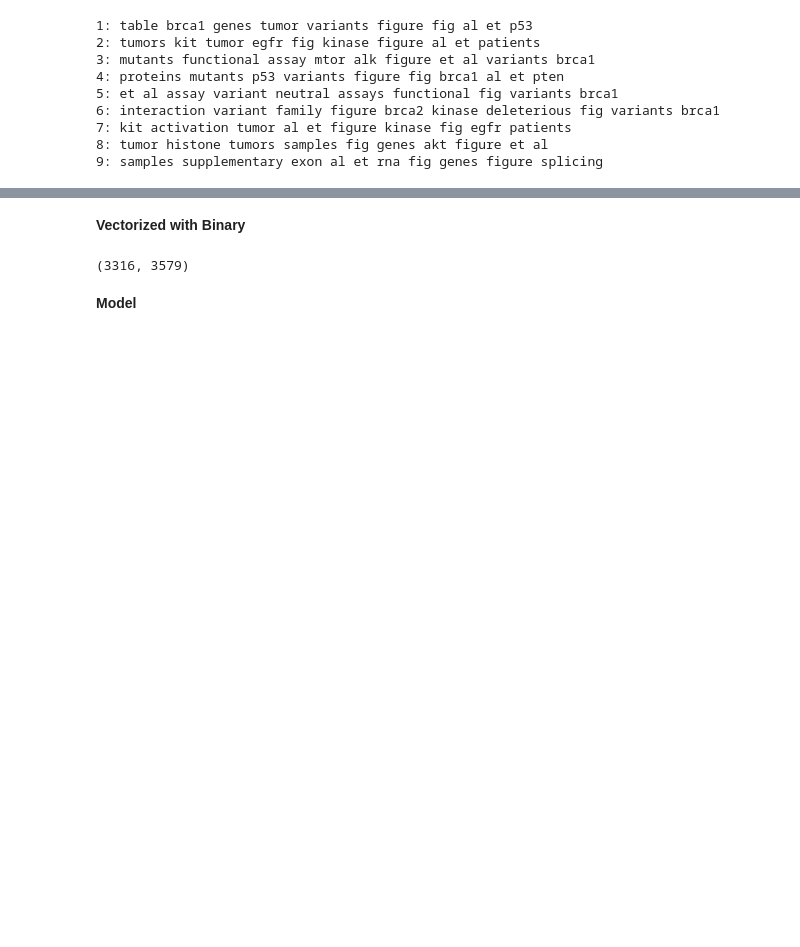
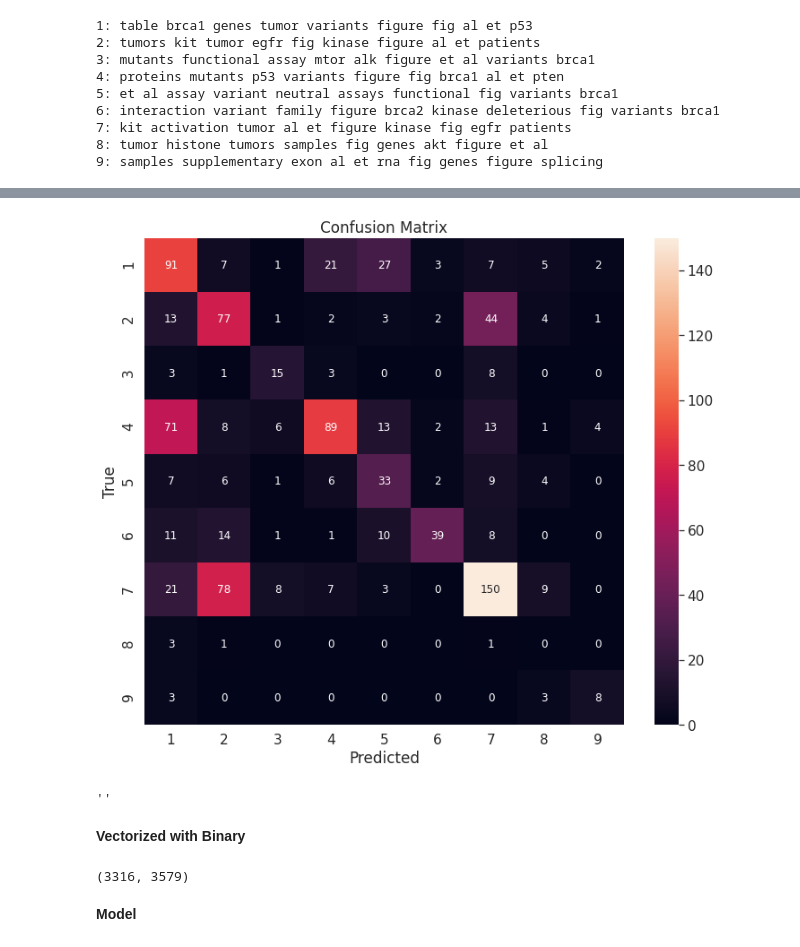
Before and after one commit to Shredder42/mutations, a Jupyter notebook: explore.ipynb, the cells around one changed output, grey strips where cells are left out. Cells and saved outputs as stored; diff of their text form; code cells hidden in the pictures; blank space fills up the shorter version.

Commit message:
confusion matrix

```diff
--- a/explore.ipynb
+++ b/explore.ipynb
@@ -373,0 +333,3 @@ class_labels = [1,2,3,4,5,6,7,8,9]
+# %%
+class_labels = model.classes_
+class_labels
@@ -429,0 +369,3 @@ array([1, 2, 3, 4, 5, 6, 7, 8, 9])
+# %%
+cm = confusion_matrix(y_true=y_test, y_pred=y_pred)
+cm
@@ -430,3 +382,17 @@ array([1, 2, 3, 4, 5, 6, 7, 8, 9])
+# %%
+df_cm = pd.DataFrame(cm, range(9), range(9))
+plt.figure(figsize = (12,10))
+sns.set(font_scale=1.4)#for label size
+sns.heatmap(df_cm, annot=True, annot_kws={"size": 12}, fmt='g', xticklabels = class_labels, yticklabels = class_labels)
+plt.xlabel("Predicted")
+plt.ylabel("True")
+plt.title("Confusion Matrix")
+plt.show()
+# plt.savefig('img/conf_matrix.png')
+;
+# %% [output]
+[figure, added]
+''
 # %% [markdown]
 **Vectorized with Binary**
 # %%
```
Also changed, not shown: parts of 21 cells of this notebook.
